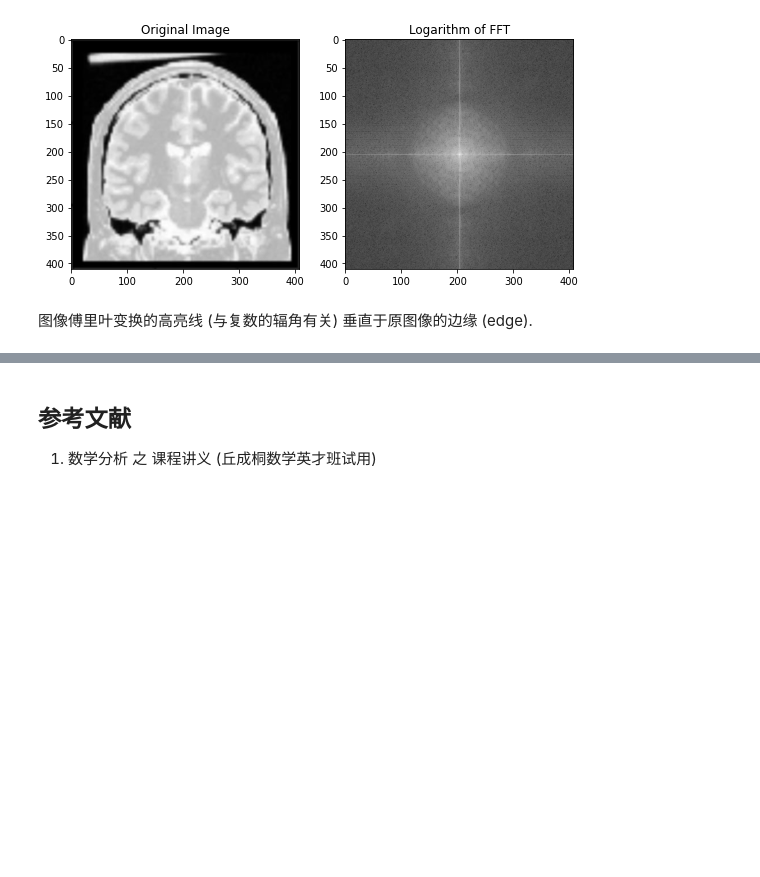
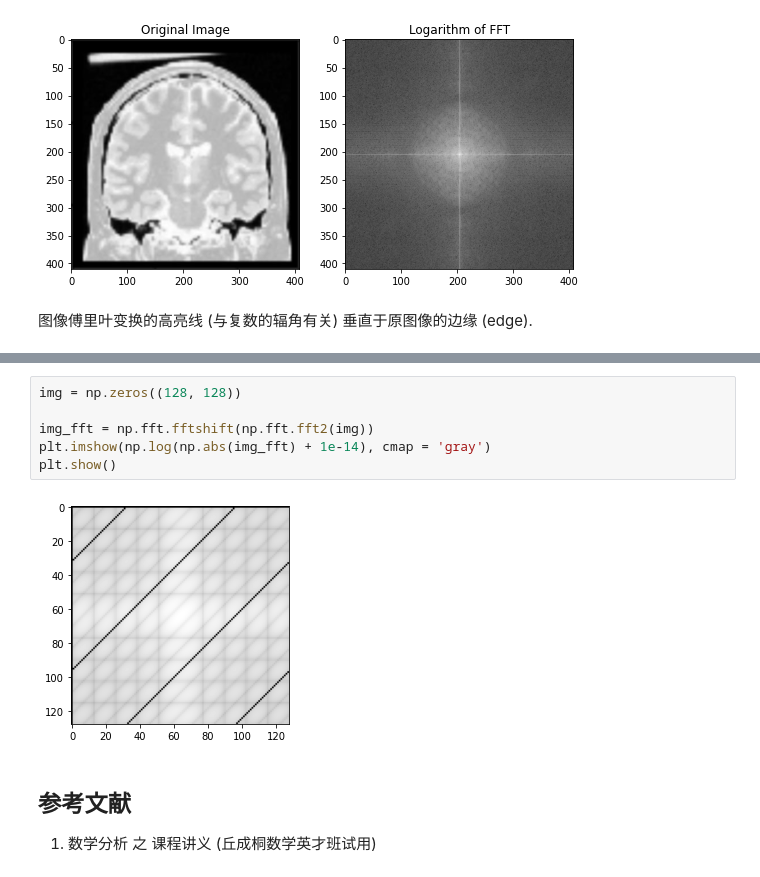
Before and after one commit to ForeverHaibara/Fudan-Courses, a Jupyter notebook: 图像处理与数据可视化/07 图像频域变换.ipynb, the cells around one changed output, grey strips where cells are left out. Drawn from its saved outputs; the diff is of its cells as text; blank space fills up the shorter version.

```diff
--- a/图像处理与数据可视化/07 图像频域变换.ipynb
+++ b/图像处理与数据可视化/07 图像频域变换.ipynb
@@ -119,3 +161,11 @@ for i in range(5):
+# %%
+img = np.zeros((128, 128))
+
+img_fft = np.fft.fftshift(np.fft.fft2(img))
+plt.imshow(np.log(np.abs(img_fft) + 1e-14), cmap = 'gray')
+plt.show()
+# %% [output]
+[figure, added]
 # %% [markdown]
 ## 参考文献
 
```
Also changed, not shown: parts of 4 cells of this notebook, 12 other files.
